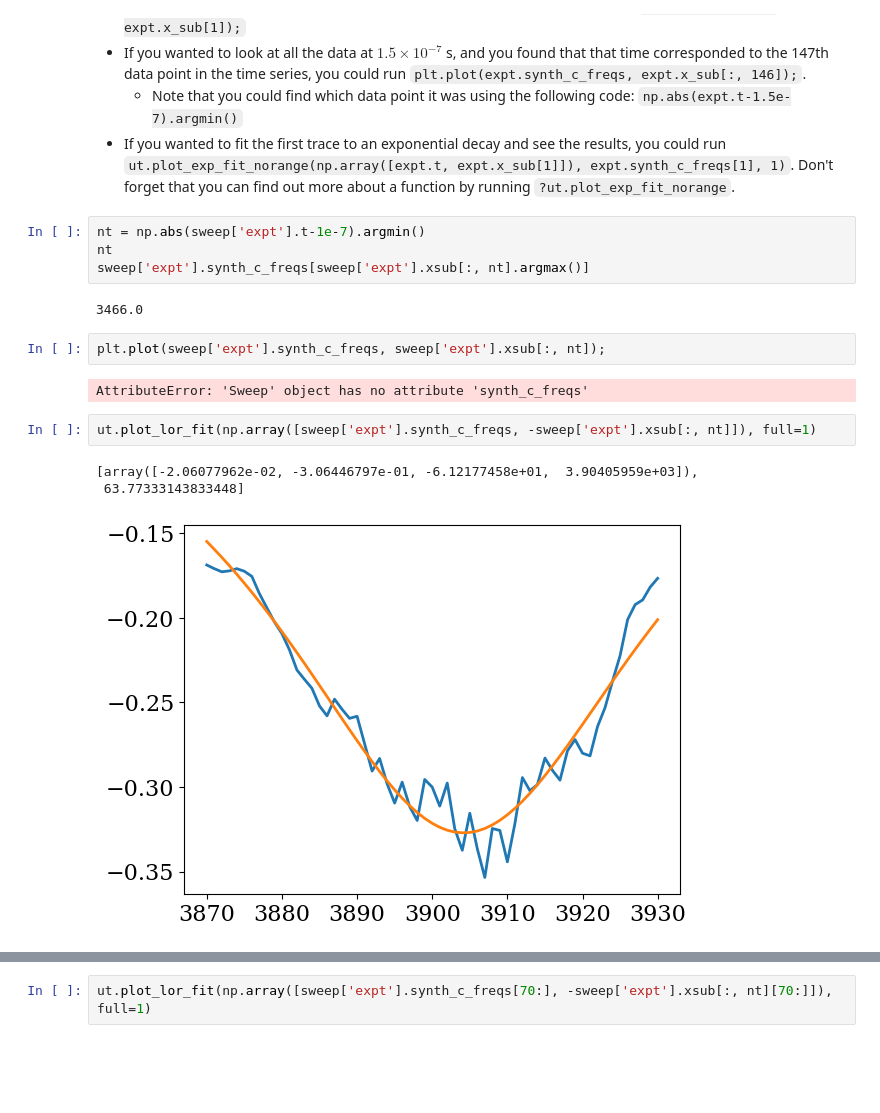
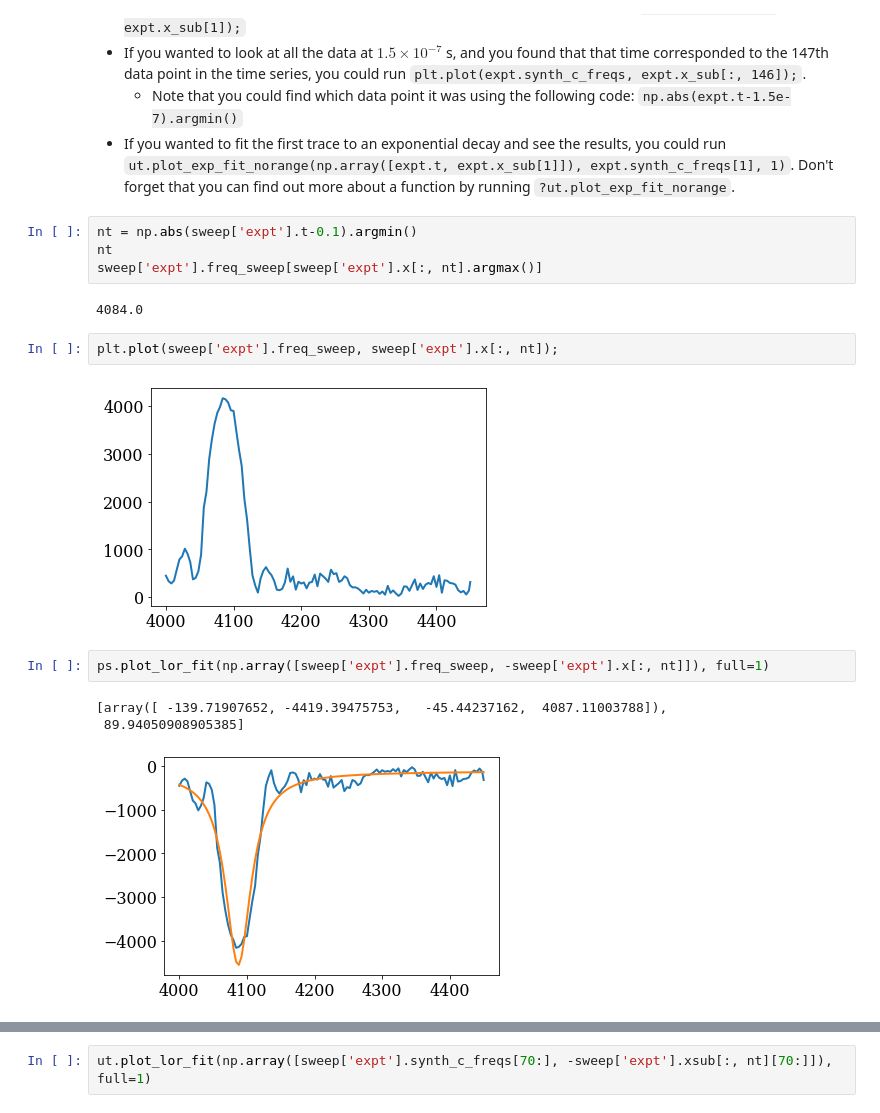
Before and after one commit to chiralhat/pyscan-esr, a Jupyter notebook: esr_notebooks/Pulsed Frequency Sweep.ipynb, the cells around one changed output, grey strips where cells are left out. Cells and saved outputs as stored; diff of their text form; blank space fills up the shorter version.

```diff
--- a/esr_notebooks/Pulsed Frequency Sweep.ipynb
+++ b/esr_notebooks/Pulsed Frequency Sweep.ipynb
@@ -175,18 +249,18 @@ You can now play around with and possibly even fit the data. Note that you can a
     * Note that you could find which data point it was using the following code: `np.abs(expt.t-1.5e-7).argmin()`
 * If you wanted to fit the first trace to an exponential decay and see the results, you could run `ut.plot_exp_fit_norange(np.array([expt.t, expt.x_sub[1]]), expt.synth_c_freqs[1], 1)`. Don't forget that you can find out more about a function by running `?ut.plot_exp_fit_norange`.
 # %%
-nt = np.abs(sweep['expt'].t-1e-7).argmin()
+nt = np.abs(sweep['expt'].t-0.1).argmin()
 nt
-sweep['expt'].synth_c_freqs[sweep['expt'].xsub[:, nt].argmax()]
+sweep['expt'].freq_sweep[sweep['expt'].x[:, nt].argmax()]
 # %% [output]
-3466.0
+4084.0
 # %%
-plt.plot(sweep['expt'].synth_c_freqs, sweep['expt'].xsub[:, nt]);
+plt.plot(sweep['expt'].freq_sweep, sweep['expt'].x[:, nt]);
 # %% [output]
-AttributeError: 'Sweep' object has no attribute 'synth_c_freqs'
+[figure, added]
 # %%
-ut.plot_lor_fit(np.array([sweep['expt'].synth_c_freqs, -sweep['expt'].xsub[:, nt]]), full=1)
+ps.plot_lor_fit(np.array([sweep['expt'].freq_sweep, -sweep['expt'].x[:, nt]]), full=1)
 # %% [output]
-[array([-2.06077962e-02, -3.06446797e-01, -6.12177458e+01,  3.90405959e+03]),
- 63.77333143833448]
+[array([ -139.71907652, -4419.39475753,   -45.44237162,  4087.11003788]),
+ 89.94050908905385]
-[figure, old version]
+[figure, new version]
```
Also changed, not shown: parts of 36 cells of this notebook, 6 other files.
